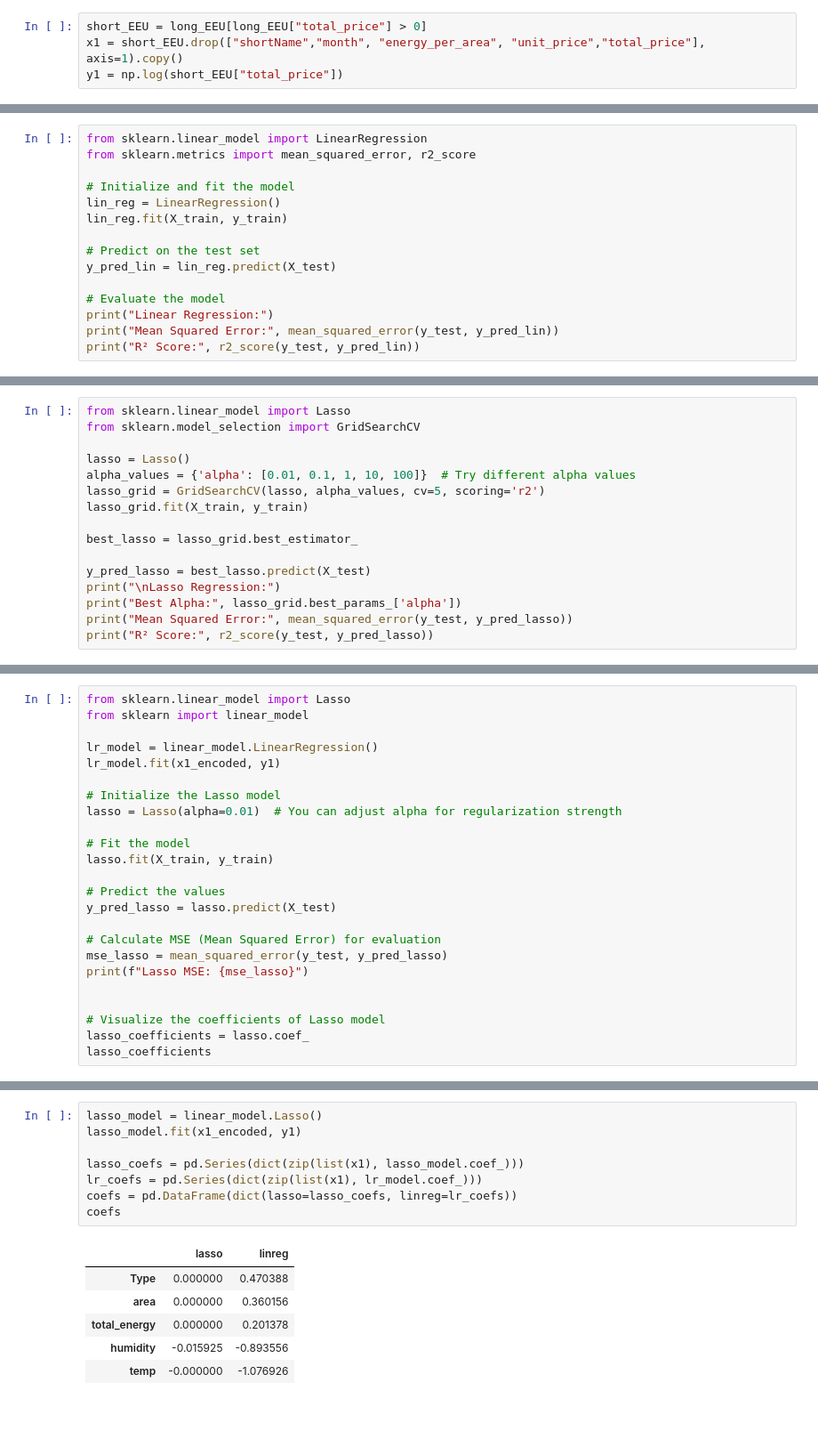
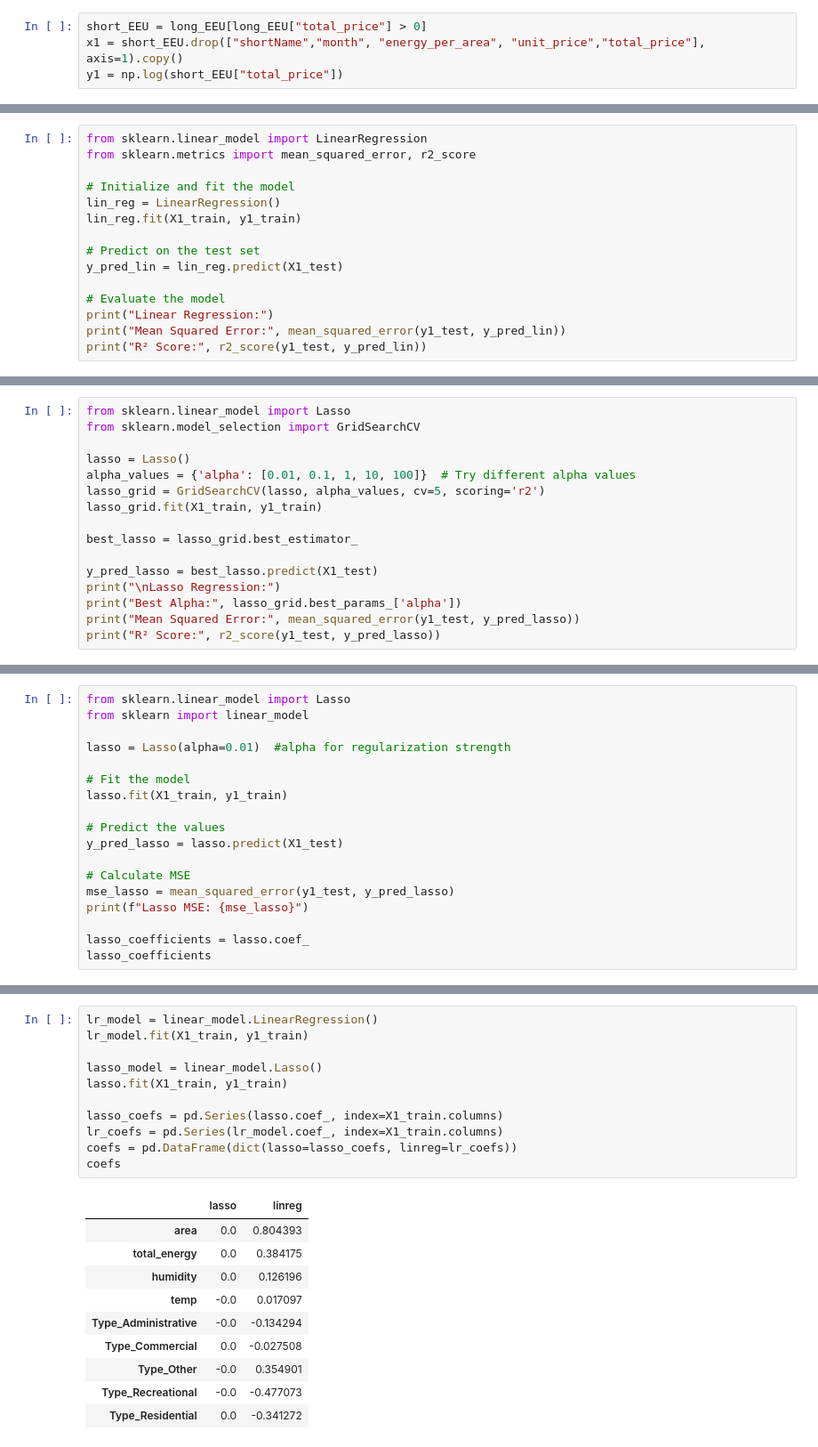
Before and after one commit to Speculatorrr/ECON323-Building-Energy-Analysis, a Jupyter notebook: Final_Project_new.ipynb, the cells around one changed output, grey strips where cells are left out. Shown at 89% size. Drawn from its saved outputs; the diff is of its cells as text; blank space fills up the shorter version.

```diff
--- a/Final_Project_new.ipynb
+++ b/Final_Project_new.ipynb
@@ -498,14 +483,14 @@ from sklearn.metrics import mean_squared_error, r2_score
 
 # Initialize and fit the model
 lin_reg = LinearRegression()
-lin_reg.fit(X_train, y_train)
+lin_reg.fit(X1_train, y1_train)
 
 # Predict on the test set
-y_pred_lin = lin_reg.predict(X_test)
+y_pred_lin = lin_reg.predict(X1_test)
 
 # Evaluate the model
 print("Linear Regression:")
-print("Mean Squared Error:", mean_squared_error(y_test, y_pred_lin))
-print("R² Score:", r2_score(y_test, y_pred_lin))
+print("Mean Squared Error:", mean_squared_error(y1_test, y_pred_lin))
+print("R² Score:", r2_score(y1_test, y_pred_lin))
 # %% [output]
 Linear Regression:
@@ -518,15 +505,15 @@ from sklearn.model_selection import GridSearchCV
 lasso = Lasso()
 alpha_values = {'alpha': [0.01, 0.1, 1, 10, 100]}  # Try different alpha values
 lasso_grid = GridSearchCV(lasso, alpha_values, cv=5, scoring='r2')
-lasso_grid.fit(X_train, y_train)
+lasso_grid.fit(X1_train, y1_train)
 
 best_lasso = lasso_grid.best_estimator_
 
-y_pred_lasso = best_lasso.predict(X_test)
+y_pred_lasso = best_lasso.predict(X1_test)
 print("\nLasso Regression:")
 print("Best Alpha:", lasso_grid.best_params_['alpha'])
-print("Mean Squared Error:", mean_squared_error(y_test, y_pred_lasso))
-print("R² Score:", r2_score(y_test, y_pred_lasso))
+print("Mean Squared Error:", mean_squared_error(y1_test, y_pred_lasso))
+print("R² Score:", r2_score(y1_test, y_pred_lasso))
 # %% [output]
 Lasso Regression:
 Best Alpha: 0.01
@@ -547,24 +534,18 @@ plt.show()
 from sklearn.linear_model import Lasso
 from sklearn import linear_model
 
-lr_model = linear_model.LinearRegression()
-lr_model.fit(x1_encoded, y1)
-
-# Initialize the Lasso model
-lasso = Lasso(alpha=0.01)  # You can adjust alpha for regularization strength
+lasso = Lasso(alpha=0.01)  #alpha for regularization strength
 
 # Fit the model
-lasso.fit(X_train, y_train)
+lasso.fit(X1_train, y1_train)
 
 # Predict the values
-y_pred_lasso = lasso.predict(X_test)
+y_pred_lasso = lasso.predict(X1_test)
 
-# Calculate MSE (Mean Squared Error) for evaluation
-mse_lasso = mean_squared_error(y_test, y_pred_lasso)
+# Calculate MSE
+mse_lasso = mean_squared_error(y1_test, y_pred_lasso)
 print(f"Lasso MSE: {mse_lasso}")
 
-
-# Visualize the coefficients of Lasso model
 lasso_coefficients = lasso.coef_
 lasso_coefficients
 # %% [output]
@@ -574,15 +555,22 @@ array([ 0.44423617,  0.3413236 ,  0.20074321, -0.89232791, -0.93200355,
 # %%
+lr_model = linear_model.LinearRegression()
+lr_model.fit(X1_train, y1_train)
+
 lasso_model = linear_model.Lasso()
-lasso_model.fit(x1_encoded, y1)
+lasso.fit(X1_train, y1_train)
 
-lasso_coefs = pd.Series(dict(zip(list(x1), lasso_model.coef_)))
-lr_coefs = pd.Series(dict(zip(list(x1), lr_model.coef_)))
+lasso_coefs = pd.Series(lasso.coef_, index=X1_train.columns)
+lr_coefs = pd.Series(lr_model.coef_, index=X1_train.columns)
 coefs = pd.DataFrame(dict(lasso=lasso_coefs, linreg=lr_coefs))
 coefs
 # %% [output]
 |  | lasso | linreg |
-| Type | 0.000000 | 0.470388 |
-| area | 0.000000 | 0.360156 |
-| total_energy | 0.000000 | 0.201378 |
-| humidity | -0.015925 | -0.893556 |
-| temp | -0.000000 | -1.076926 |
+| area | 0.0 | 0.804393 |
+| total_energy | 0.0 | 0.384175 |
+| humidity | 0.0 | 0.126196 |
+| temp | -0.0 | 0.017097 |
+| Type_Administrative | -0.0 | -0.134294 |
+| Type_Commercial | 0.0 | -0.027508 |
+| Type_Other | -0.0 | 0.354901 |
+| Type_Recreational | -0.0 | -0.477073 |
+| Type_Residential | 0.0 | -0.341272 |
```
Also changed, not shown: parts of 10 cells of this notebook.
